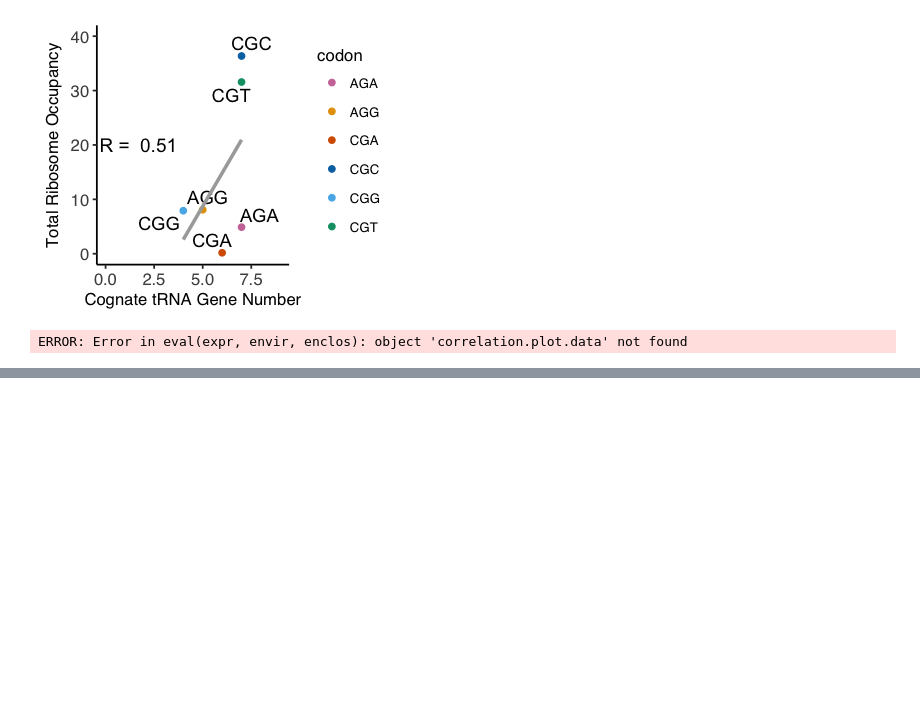
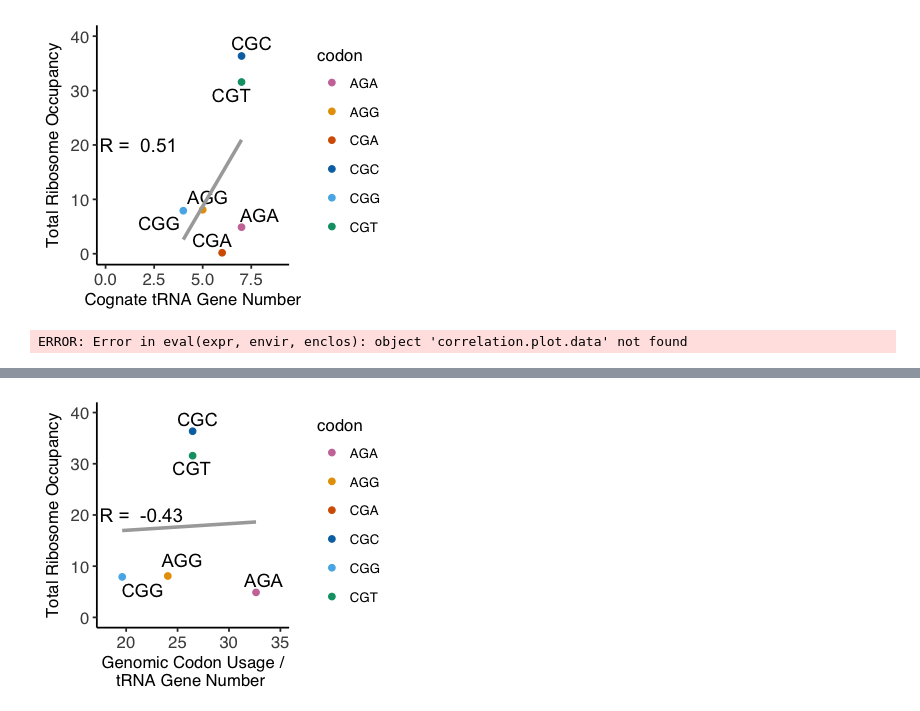
Before and after one commit to adarnell/2017_adarnell_riboseq_Rpipeline_test, a Jupyter notebook: scripts/plot_codon_usage.ipynb, the cells around one changed output, grey strips where cells are left out. Cells and saved outputs as stored; diff of their text form; code cells hidden in the pictures; blank space fills up the shorter version.

```diff
--- a/scripts/plot_codon_usage.ipynb
+++ b/scripts/plot_codon_usage.ipynb
@@ -357,0 +393,26 @@ Saving 7 x 7 in image
+# %%
+options(repr.plot.width = 3, repr.plot.height = 2.5)
+
+correlation.plot.data <- correlationdata %>%
+  select(codon,codonusagegenome_over_trnagenenumber,density.sum)
+
+correlation.plot.data %>%
+  ggplot(aes(x = codonusagegenome_over_trnagenenumber, y = density.sum)) +
+  geom_text_repel(aes(label=codon),hjust=.55, vjust=-.75) +
+  #facet_wrap(~ anticodon, scales = "free") +
+  geom_point(aes(color=codon)) +
+  theme_classic(base_family='Helvetica',base_size=10) +
+  theme(axis.text = element_text(size=10)) +
+  #scale_y_continuous(limits=c(0,NA)) +
+  xlab("Genomic Codon Usage /\ntRNA Gene Number ") +
+  ylab("Total Ribosome Occupancy") +
+  xlim(18,35) +
+  ylim(0,40) +
+  annotate(x=21.5, y=20,
+         label=paste("R = ", round(cor(correlation.plot.data$codonusagegenome_over_trnagenenumber, correlation.plot.data$density.sum),2)),
+         geom="text", size=4) +
+  geom_smooth(method="lm", color='darkgrey') +
+  scale_colour_manual(values=rep(cbPalette, 2)) +
+  ggsave('../figures/20170917_codonusagegenome_over_trnagenenumber_vs_pausing_scatter.svg',width = 3, height = 2.5, units = 'in')
+# %% [output]
+[figure, added]
```
Also changed, not shown: parts of 7 cells of this notebook.
